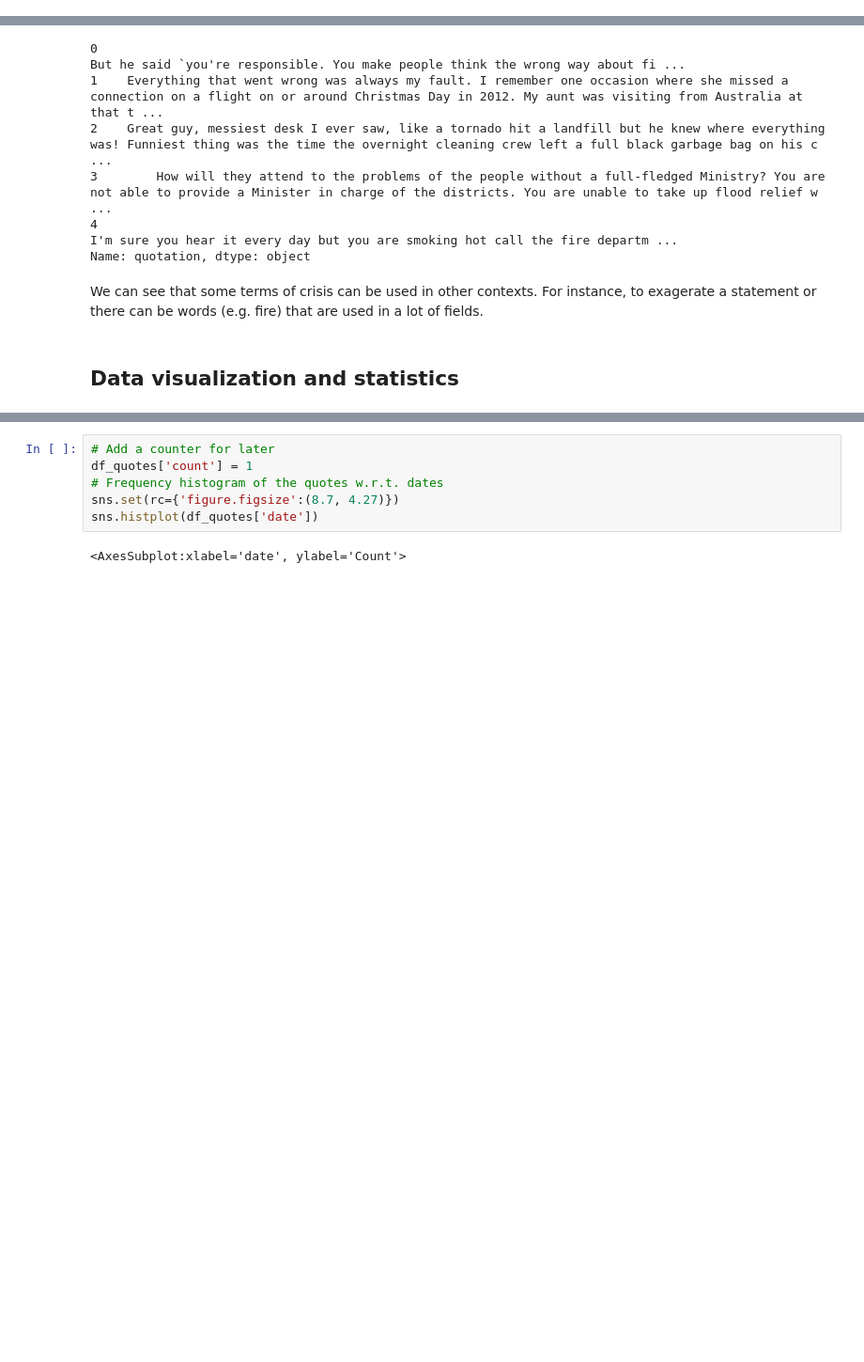
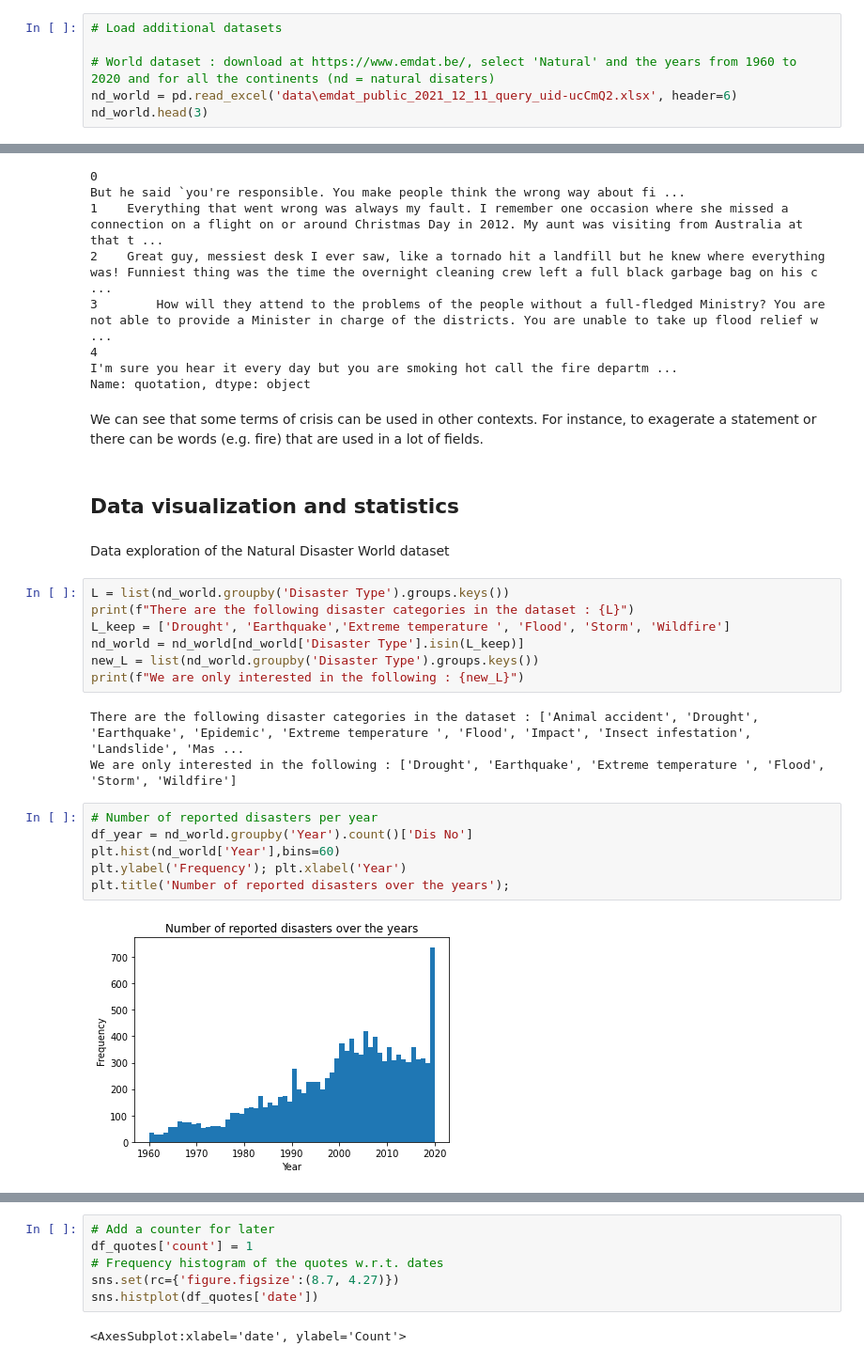
Before and after one commit to epfl-ada/ada-2021-project-marietan-ghariani-bracone-karimi, a Jupyter notebook: project.ipynb, the cells around one changed output, grey strips where cells are left out. Shown: that part at 94% size. Cells and saved outputs as stored; diff of their text form; blank space fills up the shorter version.

Commit message:
Add world dataset

```diff
--- a/project.ipynb
+++ b/project.ipynb
@@ -13,3 +14,9 @@ from datetime import datetime
 - _us_disaster_declarations_ is the additional dataset containing all natural disasters in the US from 1953 to 2021. <br>
 - _natural_disaster_quotes_ dataset corresponds to the part of the Quotebank dataset that is useful for our project, i.e. it contains quotations citing the incident types. The type of incidents come from the incident_type column in the previous dataset. <br>
 Note: We used the provided Google Colab notebook to generate the wanted compressed dataset.
+# %%
+# Load additional datasets
+
+# World dataset : download at https://www.emdat.be/, select 'Natural' and the years from 1960 to 2020 and for all the continents (nd = natural disaters)
+nd_world = pd.read_excel('data\emdat_public_2021_12_11_query_uid-ucCmQ2.xlsx', header=6)
+nd_world.head(3)
@@ -101,3 +110,23 @@ Name: quotation, dtype: object
 We can see that some terms of crisis can be used in other contexts. For instance, to exagerate a statement or there can be words (e.g. fire) that are used in a lot of fields.
 # %% [markdown]
 ## Data visualization and statistics
+# %% [markdown]
+Data exploration of the Natural Disaster World dataset
+# %%
+L = list(nd_world.groupby('Disaster Type').groups.keys())
+print(f"There are the following disaster categories in the dataset : {L}")
+L_keep = ['Drought', 'Earthquake','Extreme temperature ', 'Flood', 'Storm', 'Wildfire']
+nd_world = nd_world[nd_world['Disaster Type'].isin(L_keep)]
+new_L = list(nd_world.groupby('Disaster Type').groups.keys())
+print(f"We are only interested in the following : {new_L}")
+# %% [output]
+There are the following disaster categories in the dataset : ['Animal accident', 'Drought', 'Earthquake', 'Epidemic', 'Extreme temperature ', 'Flood', 'Impact', 'Insect infestation', 'Landslide', 'Mas ...
+We are only interested in the following : ['Drought', 'Earthquake', 'Extreme temperature ', 'Flood', 'Storm', 'Wildfire']
+# %%
+# Number of reported disasters per year
+df_year = nd_world.groupby('Year').count()['Dis No']
+plt.hist(nd_world['Year'],bins=60)
+plt.ylabel('Frequency'); plt.xlabel('Year')
+plt.title('Number of reported disasters over the years');
+# %% [output]
+[figure, added]
```
Also changed, not shown: parts of 7 cells of this notebook, 5 other files.
